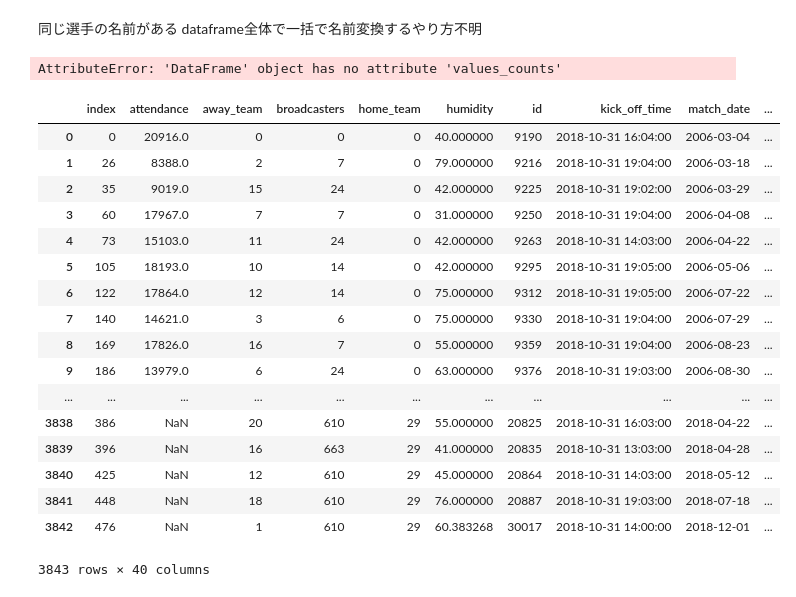
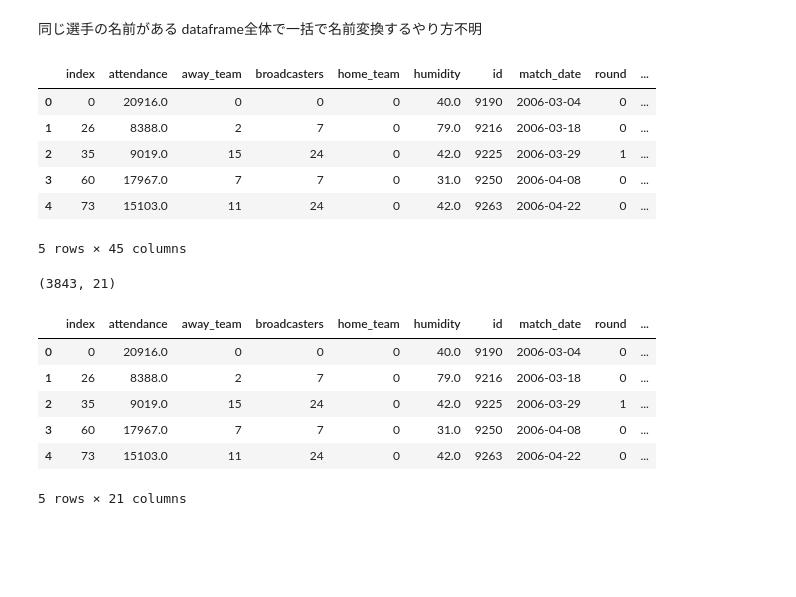
Before and after one commit to OhkaMLsemi/J_league, a Jupyter notebook: Engineering.ipynb, the cells around one changed output. Saved outputs shown, nothing was run; the diff lists cells and outputs as text; code cells hidden in the pictures; blank space fills up the shorter version.

```diff
--- a/Engineering.ipynb
+++ b/Engineering.ipynb
@@ -335,7 +320,7 @@ description_number =compose_processing["description"].drop_duplicates().nunique(
 # %%
 #休日の辞書作成
 holiday_dict={}
-for description_num in range(description_number):
+for description_num in range(description_number+1):
     holiday_dict.update({compose_processing["description"].drop_duplicates().unique()[description_num]:description_num})
 #置換
 compose_processing["description"] =compose_processing["description"].replace(holiday_dict)
@@ -365,4 +366,4 @@ compose_processing["weekday"] = compose_processing["match_date"].dt.dayofweek
 ############################################################################
 # %%
 compose_processing = compose_processing.drop("kick_off_time", axis =1)
-compose_processing = compose_processing.drop("match_date", axis =1)
+#compose_processing = compose_processing.drop("match_date", axis =1)
@@ -453,29 +411,28 @@ Name: home_team_player10, Length: 743, dtype: int64
 # %% [markdown]
 同じ選手の名前がある dataframe全体で一括で名前変換するやり方不明
-# %%
-match_reports.values_counts()
-# %% [output]
-AttributeError: 'DataFrame' object has no attribute 'values_counts'
 # %%
 B = pd.merge(compose_processing,match_reports ,how = "left")
 # %%
-B
+B.head()
 # %% [output]
-|  | index | attendance | away_team | broadcasters | home_team | humidity | id | kick_off_time | match_date | ... |
-| 0 | 0 | 20916.0 | 0 | 0 | 0 | 40.000000 | 9190 | 2018-10-31 16:04:00 | 2006-03-04 | ... |
-| 1 | 26 | 8388.0 | 2 | 7 | 0 | 79.000000 | 9216 | 2018-10-31 19:04:00 | 2006-03-18 | ... |
-| 2 | 35 | 9019.0 | 15 | 24 | 0 | 42.000000 | 9225 | 2018-10-31 19:02:00 | 2006-03-29 | ... |
-| 3 | 60 | 17967.0 | 7 | 7 | 0 | 31.000000 | 9250 | 2018-10-31 19:04:00 | 2006-04-08 | ... |
-| 4 | 73 | 15103.0 | 11 | 24 | 0 | 42.000000 | 9263 | 2018-10-31 14:03:00 | 2006-04-22 | ... |
-| 5 | 105 | 18193.0 | 10 | 14 | 0 | 42.000000 | 9295 | 2018-10-31 19:05:00 | 2006-05-06 | ... |
-| 6 | 122 | 17864.0 | 12 | 14 | 0 | 75.000000 | 9312 | 2018-10-31 19:05:00 | 2006-07-22 | ... |
-| 7 | 140 | 14621.0 | 3 | 6 | 0 | 75.000000 | 9330 | 2018-10-31 19:04:00 | 2006-07-29 | ... |
-| 8 | 169 | 17826.0 | 16 | 7 | 0 | 55.000000 | 9359 | 2018-10-31 19:04:00 | 2006-08-23 | ... |
-| 9 | 186 | 13979.0 | 6 | 24 | 0 | 63.000000 | 9376 | 2018-10-31 19:03:00 | 2006-08-30 | ... |
-| ... | ... | ... | ... | ... | ... | ... | ... | ... | ... | ... |
-| 3838 | 386 | NaN | 20 | 610 | 29 | 55.000000 | 20825 | 2018-10-31 16:03:00 | 2018-04-22 | ... |
-| 3839 | 396 | NaN | 16 | 663 | 29 | 41.000000 | 20835 | 2018-10-31 13:03:00 | 2018-04-28 | ... |
-| 3840 | 425 | NaN | 12 | 610 | 29 | 45.000000 | 20864 | 2018-10-31 14:03:00 | 2018-05-12 | ... |
-| 3841 | 448 | NaN | 18 | 610 | 29 | 76.000000 | 20887 | 2018-10-31 19:03:00 | 2018-07-18 | ... |
-| 3842 | 476 | NaN | 1 | 610 | 29 | 60.383268 | 30017 | 2018-10-31 14:00:00 | 2018-12-01 | ... |
+|  | index | attendance | away_team | broadcasters | home_team | humidity | id | match_date | round | ... |
+| 0 | 0 | 20916.0 | 0 | 0 | 0 | 40.0 | 9190 | 2006-03-04 | 0 | ... |
+| 1 | 26 | 8388.0 | 2 | 7 | 0 | 79.0 | 9216 | 2006-03-18 | 0 | ... |
+| 2 | 35 | 9019.0 | 15 | 24 | 0 | 42.0 | 9225 | 2006-03-29 | 1 | ... |
+| 3 | 60 | 17967.0 | 7 | 7 | 0 | 31.0 | 9250 | 2006-04-08 | 0 | ... |
+| 4 | 73 | 15103.0 | 11 | 24 | 0 | 42.0 | 9263 | 2006-04-22 | 0 | ... |
-3843 rows × 40 columns
+5 rows × 45 columns
+# %%
+compose_processing.shape
+# %% [output]
+(3843, 21)
+# %%
+compose_processing.head()
+# %% [output]
+|  | index | attendance | away_team | broadcasters | home_team | humidity | id | match_date | round | ... |
+| 0 | 0 | 20916.0 | 0 | 0 | 0 | 40.0 | 9190 | 2006-03-04 | 0 | ... |
+| 1 | 26 | 8388.0 | 2 | 7 | 0 | 79.0 | 9216 | 2006-03-18 | 0 | ... |
+| 2 | 35 | 9019.0 | 15 | 24 | 0 | 42.0 | 9225 | 2006-03-29 | 1 | ... |
+| 3 | 60 | 17967.0 | 7 | 7 | 0 | 31.0 | 9250 | 2006-04-08 | 0 | ... |
+| 4 | 73 | 15103.0 | 11 | 24 | 0 | 42.0 | 9263 | 2006-04-22 | 0 | ... |
+5 rows × 21 columns
```
Also changed, not shown: parts of 10 cells of this notebook.
